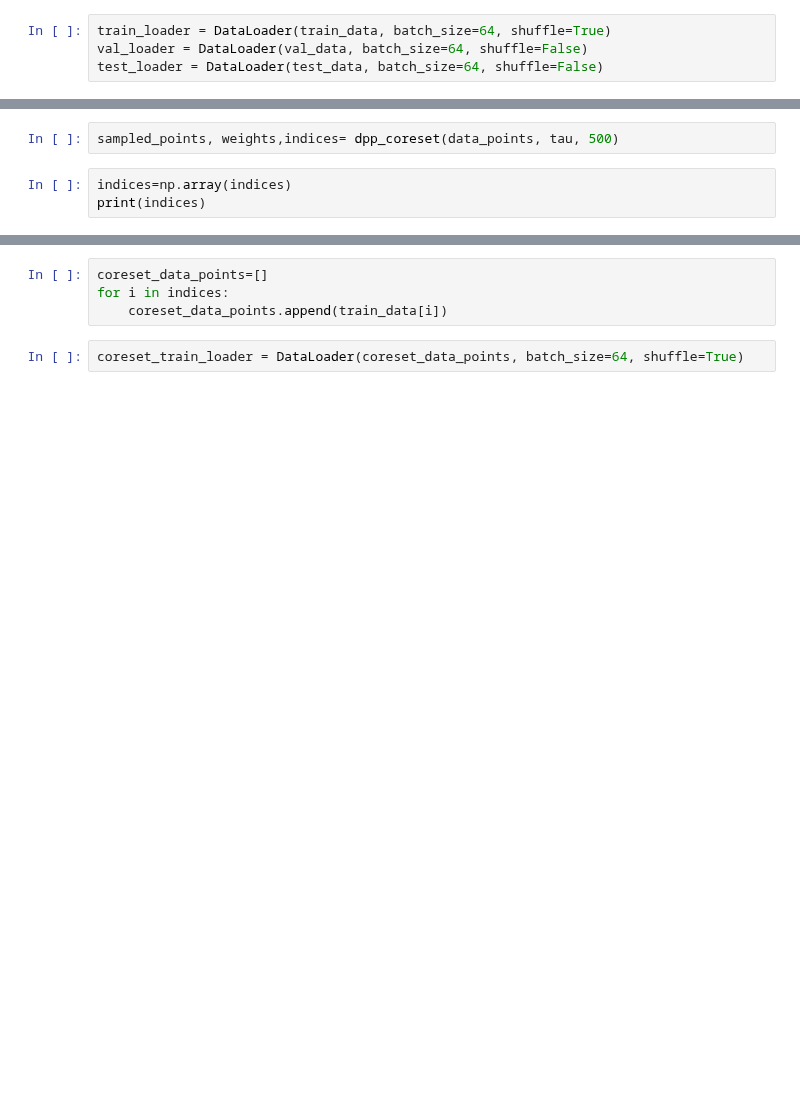
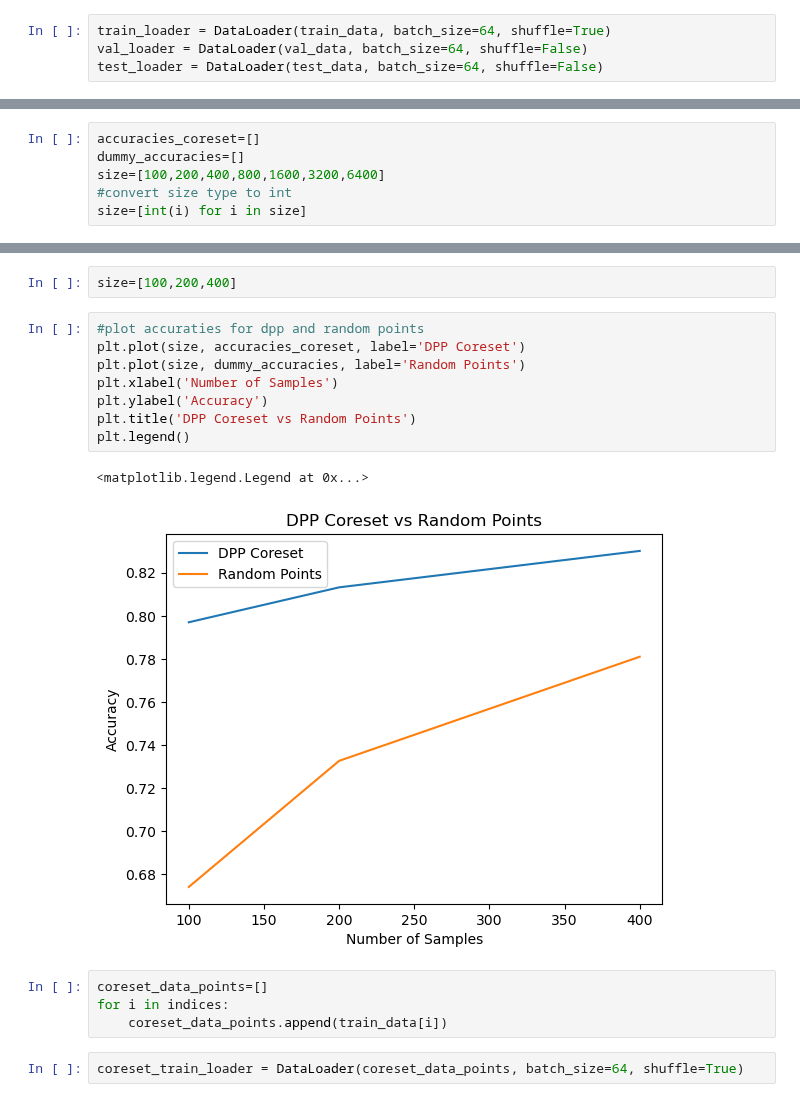
Before and after one commit to kaushal-003/Data-Science-Project, a Jupyter notebook: DPP.ipynb, the cells around one changed output, grey strips where cells are left out. Drawn from its saved outputs; the diff is of its cells as text; blank space fills up the shorter version.

```diff
--- a/DPP.ipynb
+++ b/DPP.ipynb
@@ -221,5 +183,0 @@ print(data_points.shape)
-# %%
-sampled_points, weights,indices= dpp_coreset(data_points, tau, 500)
-# %%
-indices=np.array(indices)
-print(indices)
@@ -243,0 +197,6 @@ print(indices)
+# %%
+accuracies_coreset=[]
+dummy_accuracies=[]
+size=[100,200,400,800,1600,3200,6400]
+#convert size type to int
+size=[int(i) for i in size]
@@ -244,3 +246,16 @@ print(indices)
+# %%
+size=[100,200,400]
+# %%
+#plot accuraties for dpp and random points
+plt.plot(size, accuracies_coreset, label='DPP Coreset')
+plt.plot(size, dummy_accuracies, label='Random Points')
+plt.xlabel('Number of Samples')
+plt.ylabel('Accuracy')
+plt.title('DPP Coreset vs Random Points')
+plt.legend()
+# %% [output]
+<matplotlib.legend.Legend at 0x...>
+[figure, added]
 # %%
 coreset_data_points=[]
 for i in indices:
```
Also changed, not shown: parts of 22 cells of this notebook.
